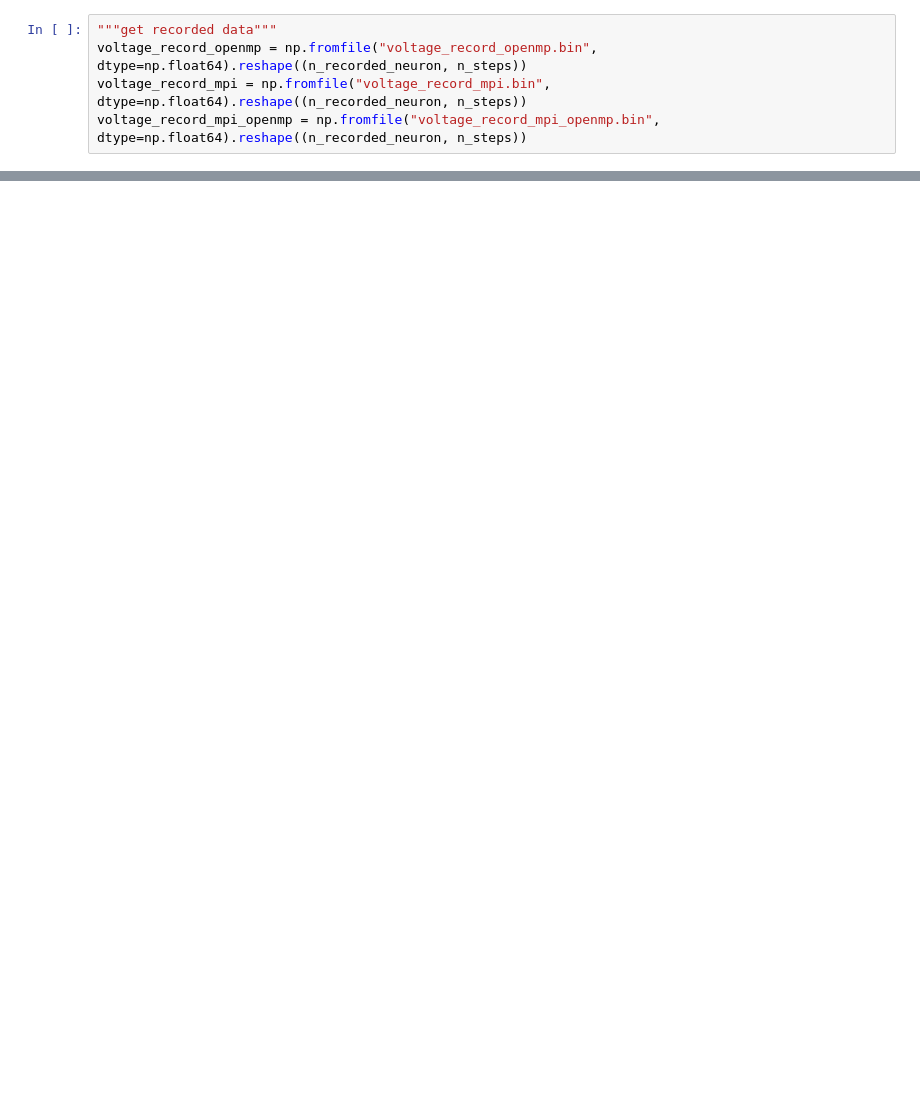
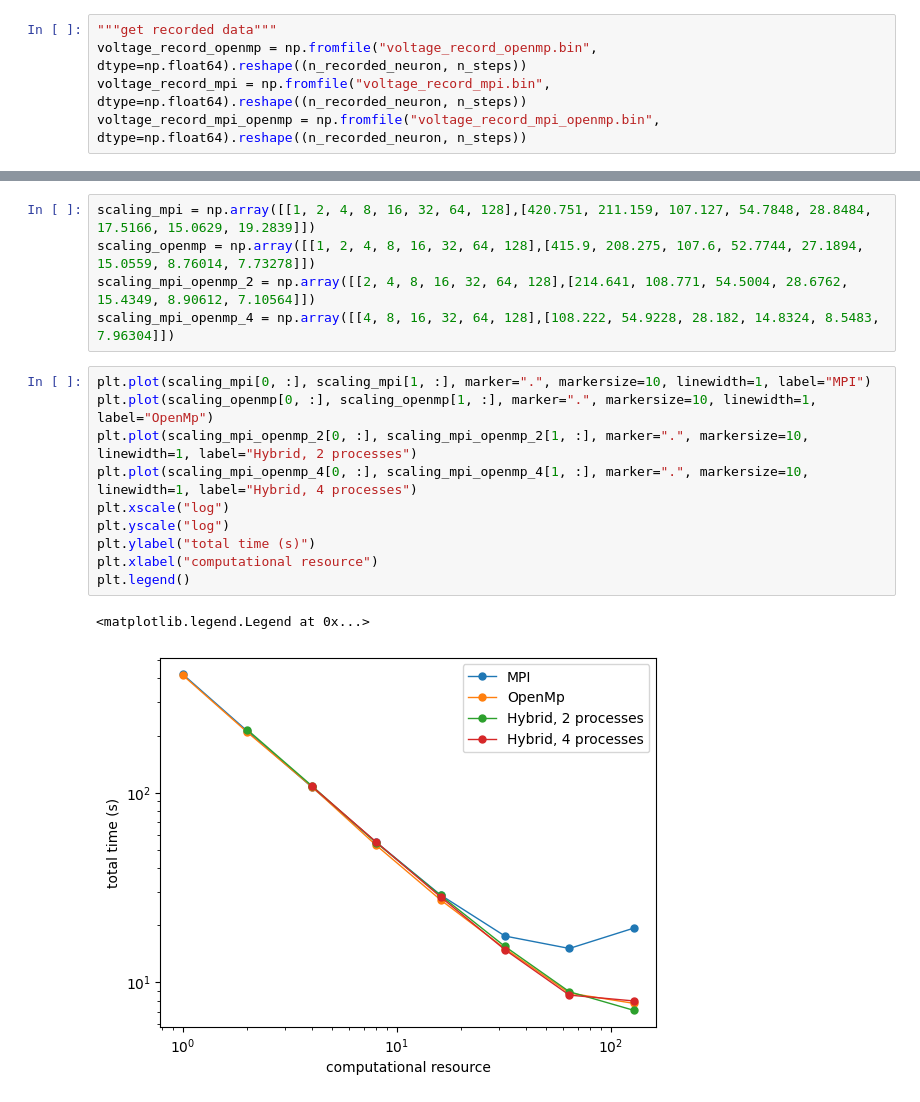
Before and after one commit to Cai-Fangxu/Phys244-course-project, a Jupyter notebook: pre_post_processing.ipynb, the cells around one changed output, grey strips where cells are left out. Saved outputs shown, nothing was run; the diff lists cells and outputs as text; blank space fills up the shorter version.

```diff
--- a/pre_post_processing.ipynb
+++ b/pre_post_processing.ipynb
@@ -79,0 +105,18 @@ array([  34,  171,  193,  214,  267,  270,  271,  321,  347,  358,  372,
+# %%
+scaling_mpi = np.array([[1, 2, 4, 8, 16, 32, 64, 128],[420.751, 211.159, 107.127, 54.7848, 28.8484, 17.5166, 15.0629, 19.2839]])
+scaling_openmp = np.array([[1, 2, 4, 8, 16, 32, 64, 128],[415.9, 208.275, 107.6, 52.7744, 27.1894, 15.0559, 8.76014, 7.73278]])
+scaling_mpi_openmp_2 = np.array([[2, 4, 8, 16, 32, 64, 128],[214.641, 108.771, 54.5004, 28.6762, 15.4349, 8.90612, 7.10564]])
+scaling_mpi_openmp_4 = np.array([[4, 8, 16, 32, 64, 128],[108.222, 54.9228, 28.182, 14.8324, 8.5483, 7.96304]])
+# %%
+plt.plot(scaling_mpi[0, :], scaling_mpi[1, :], marker=".", markersize=10, linewidth=1, label="MPI")
+plt.plot(scaling_openmp[0, :], scaling_openmp[1, :], marker=".", markersize=10, linewidth=1, label="OpenMp")
+plt.plot(scaling_mpi_openmp_2[0, :], scaling_mpi_openmp_2[1, :], marker=".", markersize=10, linewidth=1, label="Hybrid, 2 processes")
+plt.plot(scaling_mpi_openmp_4[0, :], scaling_mpi_openmp_4[1, :], marker=".", markersize=10, linewidth=1, label="Hybrid, 4 processes")
+plt.xscale("log")
+plt.yscale("log")
+plt.ylabel("total time (s)")
+plt.xlabel("computational resource")
+plt.legend()
+# %% [output]
+<matplotlib.legend.Legend at 0x...>
+[figure, added]
```
Also changed, not shown: parts of 9 cells of this notebook, 9 other files.
